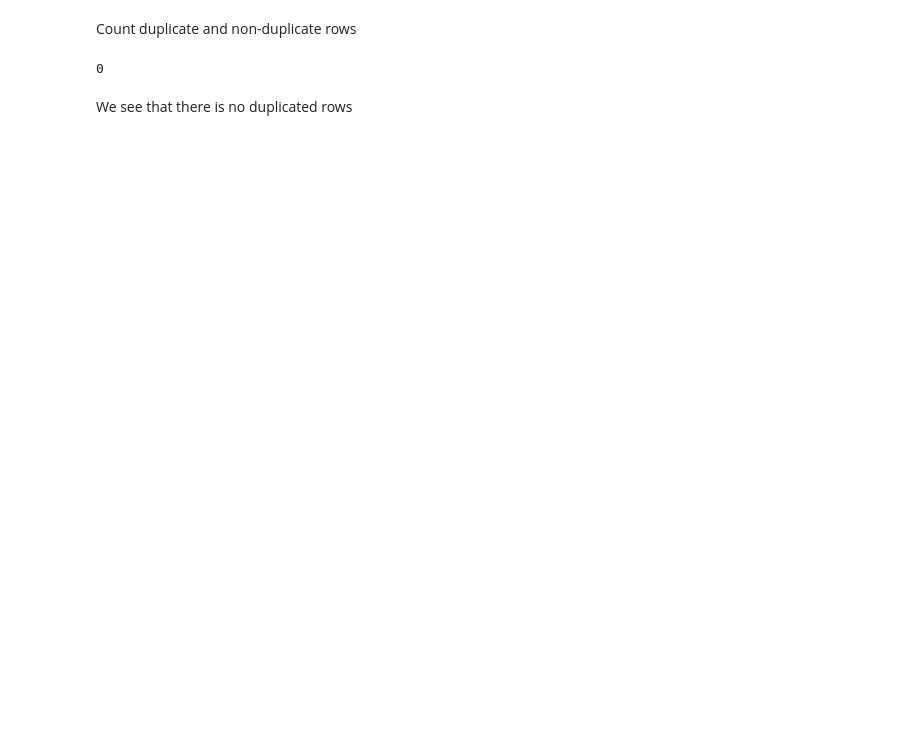
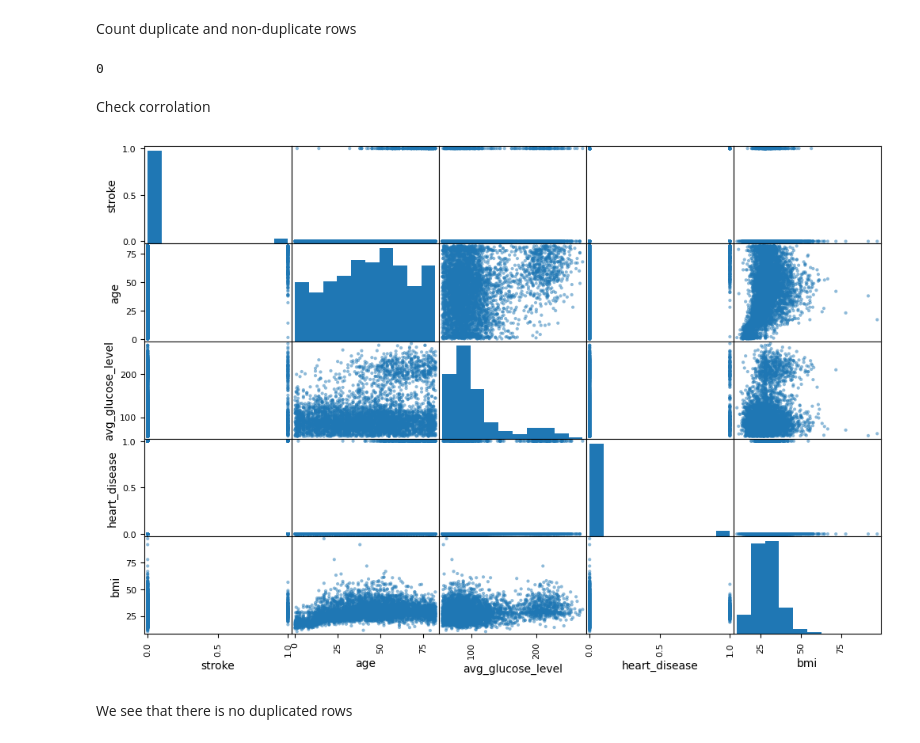
Before and after one commit to lenguyenthuyvan/M682finalproject, a Jupyter notebook: finalproject.ipynb, the cells around one changed output. Cells and saved outputs as stored; diff of their text form; code cells hidden in the pictures; blank space fills up the shorter version.

```diff
--- a/finalproject.ipynb
+++ b/finalproject.ipynb
@@ -227,4 +182,15 @@ print(stroke_data_no_id.duplicated().sum())
 # %% [output]
 0
+# %% [markdown]
+Check corrolation
+# %%
+from pandas.plotting import scatter_matrix
+attributes = ["stroke", "age",
+"avg_glucose_level",
+"heart_disease",  "bmi" ] #"hypertension", "ever_married",
+scatter_matrix(stroke_data[attributes], figsize=(12, 8))
+plt.show()
+# %% [output]
+[figure, added]
 # %% [markdown]
 We see that there is no duplicated rows
```
Also changed, not shown: parts of 22 cells of this notebook.
